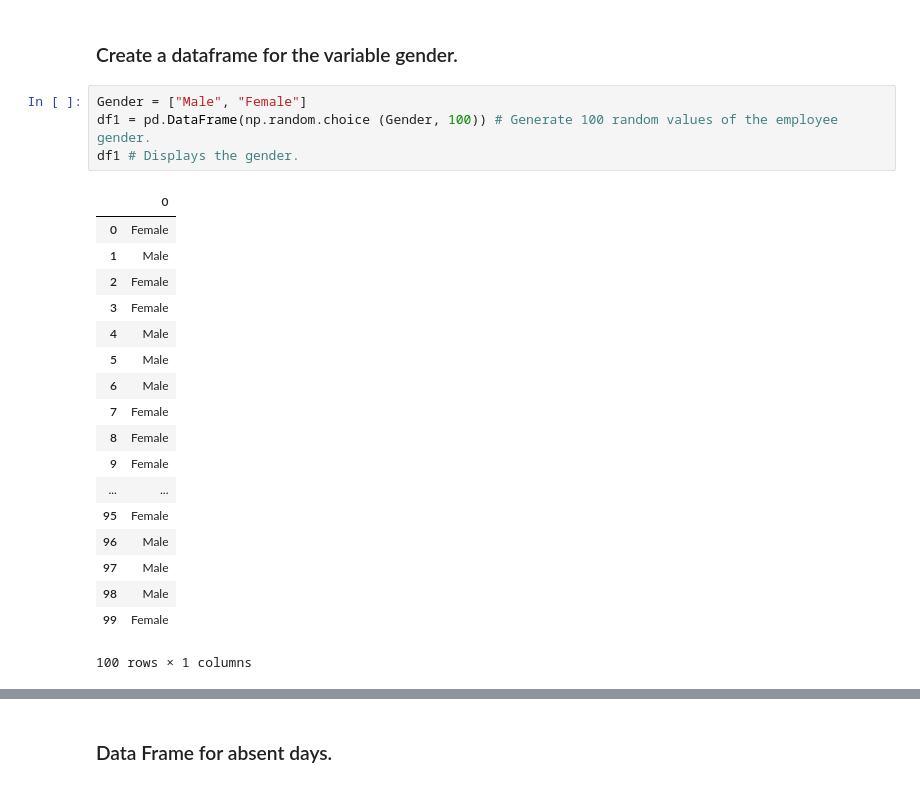
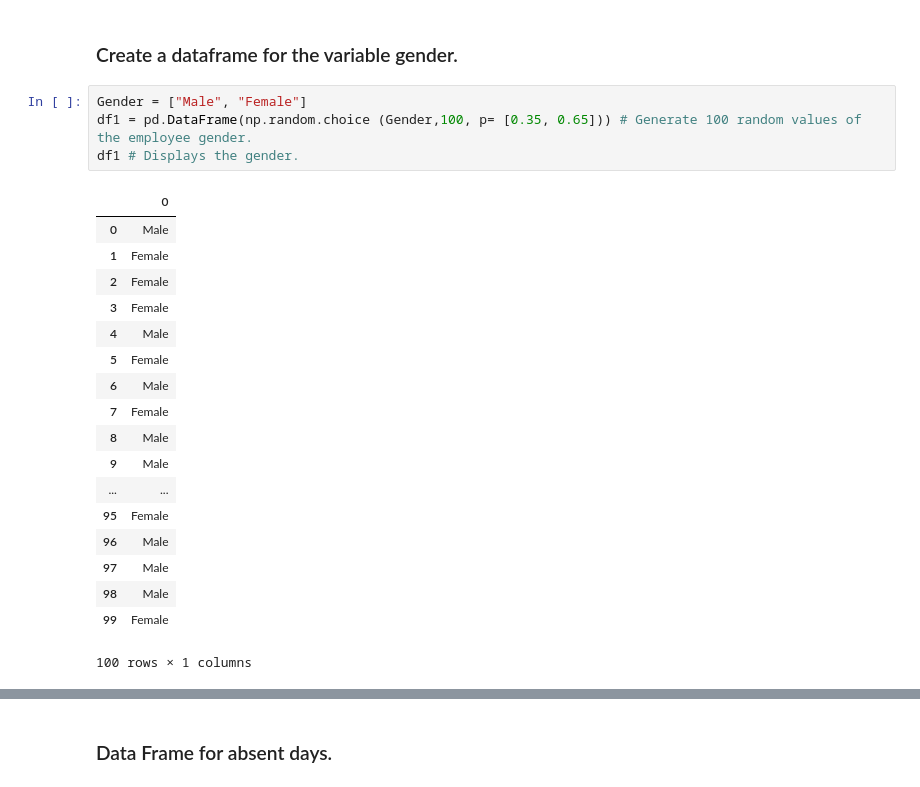
Before and after one commit to daithimarkham/Programming-for-Data-Analysis-Project-2019, a Jupyter notebook: Programming for Data Analysis Project 2019.ipynb, the cells around one changed output, grey strips where cells are left out. Drawn from its saved outputs; the diff is of its cells as text.

```diff
--- a/Programming for Data Analysis Project 2019.ipynb
+++ b/Programming for Data Analysis Project 2019.ipynb
@@ -124,20 +140,20 @@ np.mean(Employee_Age, dtype=np.integer)
 ### Create a dataframe for the variable gender.
 # %%
 Gender = ["Male", "Female"]
-df1 = pd.DataFrame(np.random.choice (Gender, 100)) # Generate 100 random values of the employee gender.
+df1 = pd.DataFrame(np.random.choice (Gender,100, p= [0.35, 0.65])) # Generate 100 random values of the employee gender.
 df1 # Displays the gender.
 # %% [output]
 |  | 0 |
-| 0 | Female |
-| 1 | Male |
+| 0 | Male |
+| 1 | Female |
 | 2 | Female |
 | 3 | Female |
 | 4 | Male |
-| 5 | Male |
+| 5 | Female |
 | 6 | Male |
 | 7 | Female |
-| 8 | Female |
-| 9 | Female |
+| 8 | Male |
+| 9 | Male |
 | ... | ... |
 | 95 | Female |
 | 96 | Male |
```
Also changed, not shown: parts of 23 cells of this notebook.
